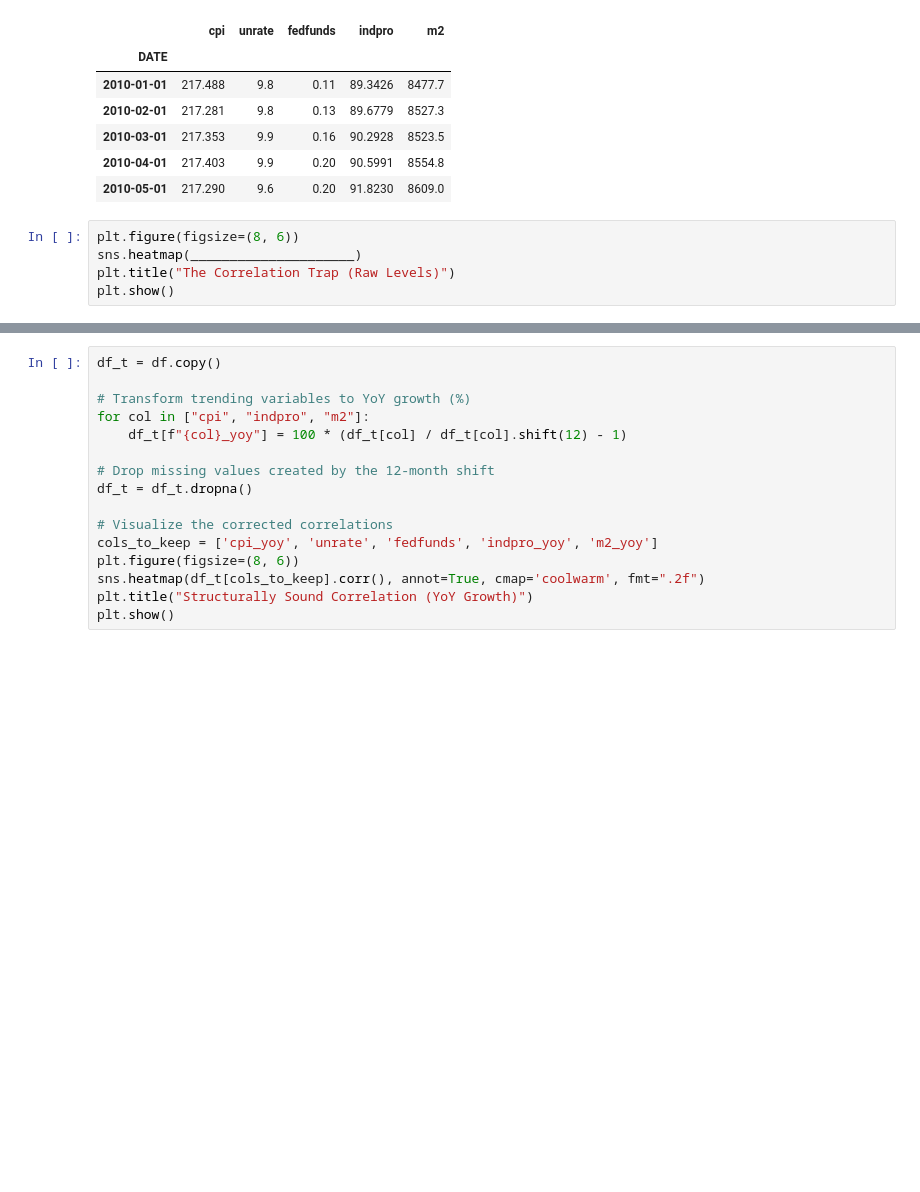
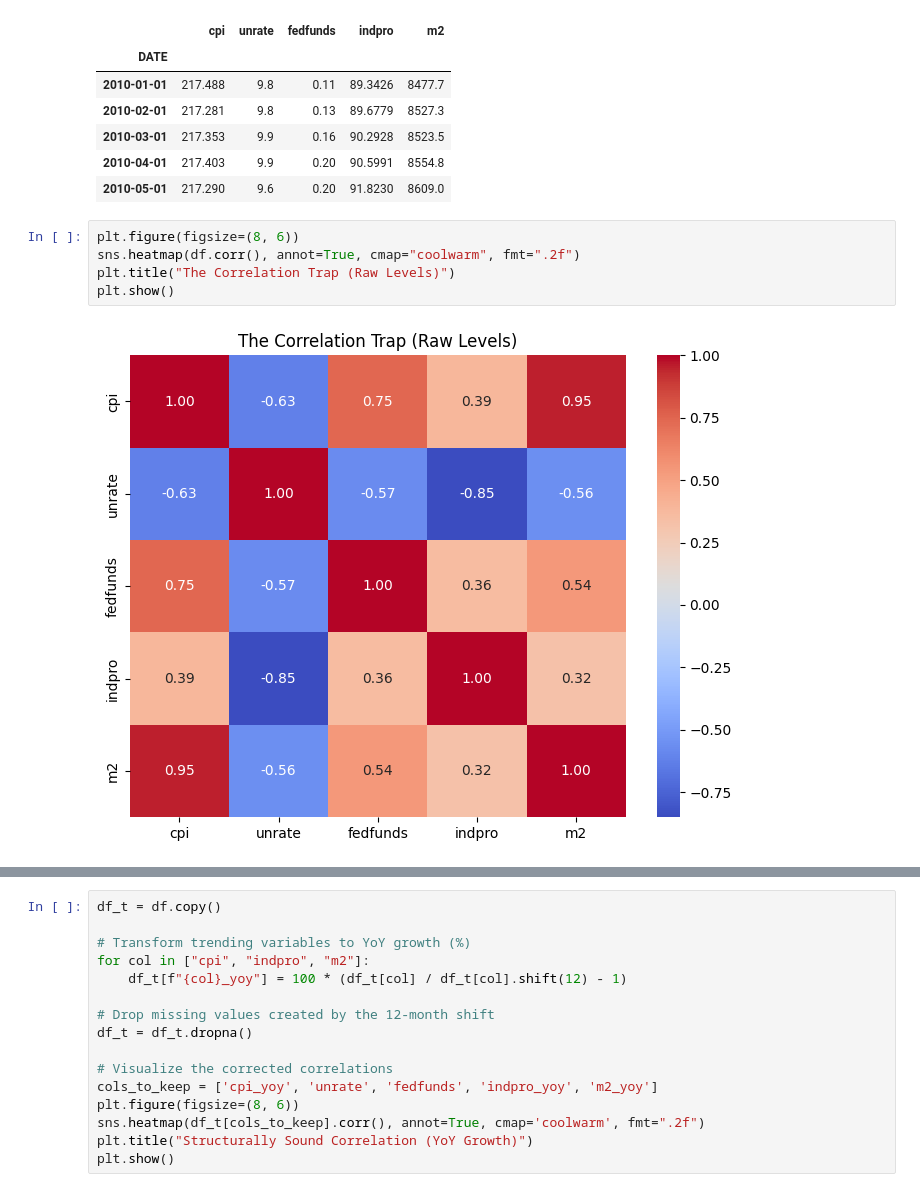
Before and after one commit to xingtianma/econ3916, a Jupyter notebook: Class 10/[Lab 10 ] Causality & Spurious Regression.ipynb, the cells around one changed output, grey strips where cells are left out. Drawn from its saved outputs; the diff is of its cells as text; blank space fills up the shorter version.

```diff
--- a/Class 10/[Lab 10 ] Causality & Spurious Regression.ipynb
+++ b/Class 10/[Lab 10 ] Causality & Spurious Regression.ipynb
@@ -37,9 +37,11 @@ display(df.head())
 | 2010-05-01 | 217.290 | 9.6 | 0.20 | 91.8230 | 8609.0 |
 # %%
 plt.figure(figsize=(8, 6))
-sns.heatmap(_____________________)
+sns.heatmap(df.corr(), annot=True, cmap="coolwarm", fmt=".2f")
 plt.title("The Correlation Trap (Raw Levels)")
 plt.show()
+# %% [output]
+[figure, added]
 # %%
 # Define predictors (X). We leave out CPI as it is our theoretical target.
 X = df[['unrate', 'fedfunds', 'indpro', 'm2']]
```
Also changed, not shown: parts of 1 cell of this notebook.
